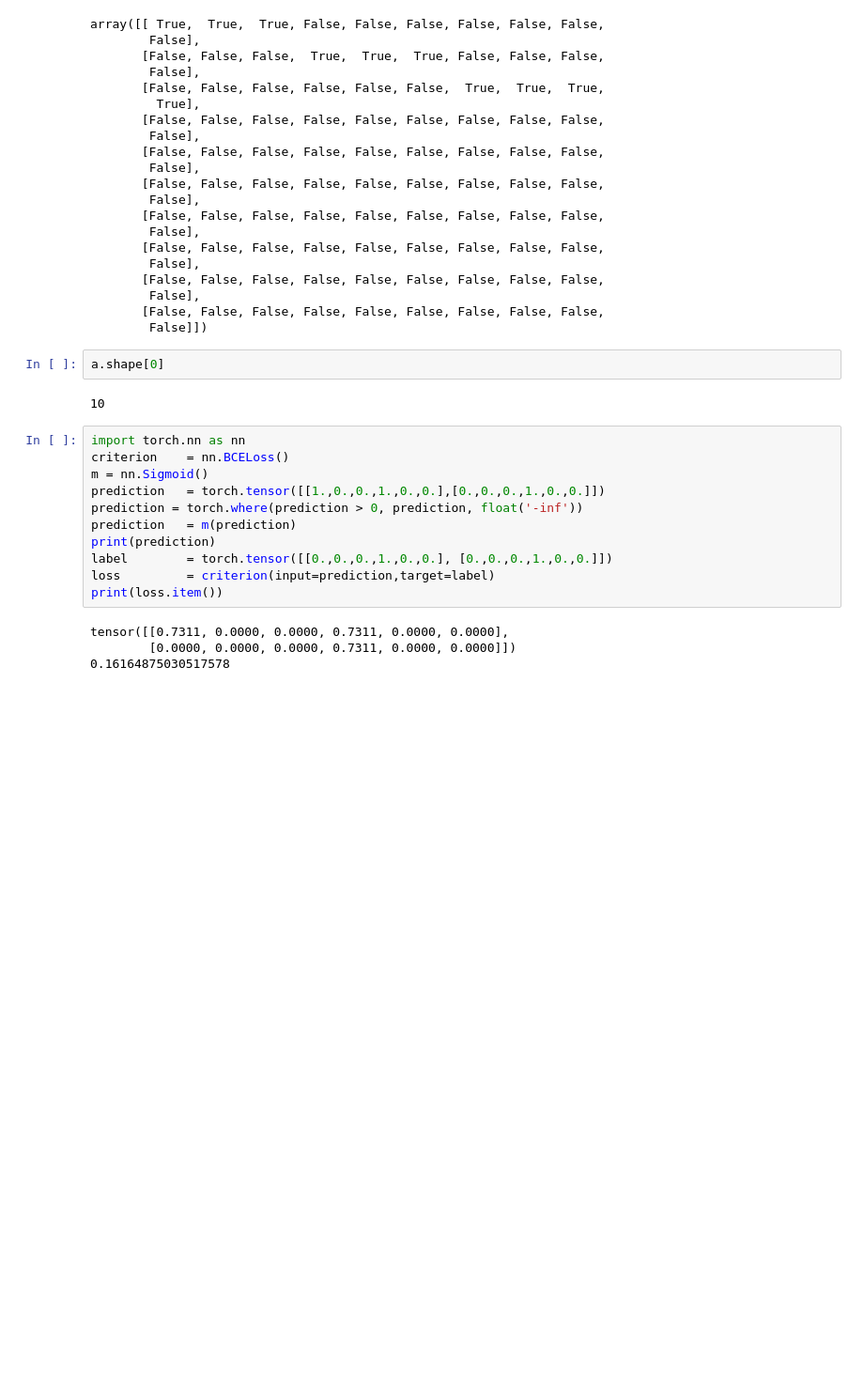
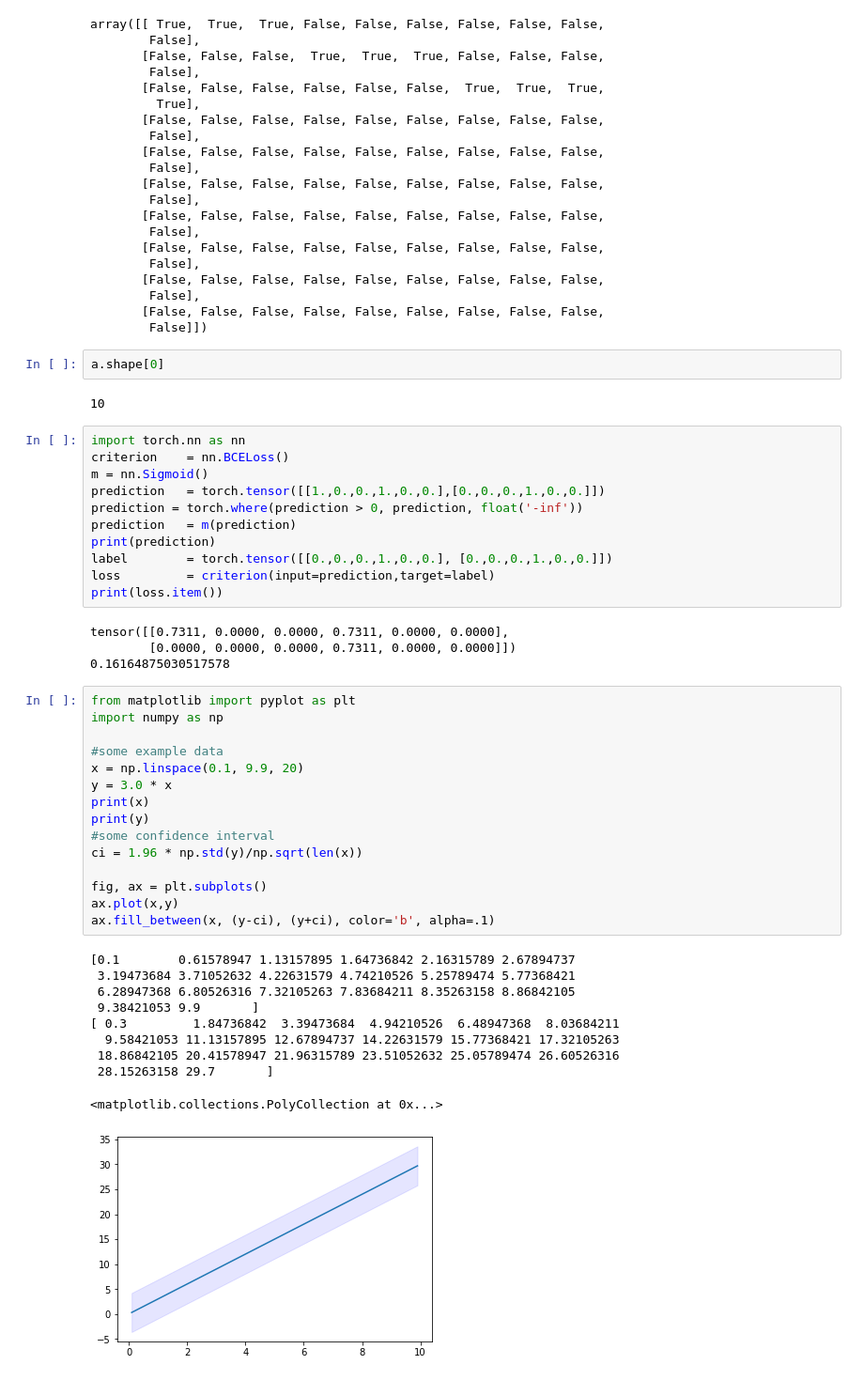
Before and after one commit to anders-wikum/GNN-OBM, a Jupyter notebook: numpy_testing.ipynb, the cells around one changed output. Shown: that part at 94% size. Saved outputs shown, nothing was run; the diff lists cells and outputs as text; blank space fills up the shorter version.

```diff
--- a/numpy_testing.ipynb
+++ b/numpy_testing.ipynb
@@ -183,3 +180,29 @@ print(loss.item())
 tensor([[0.7311, 0.0000, 0.0000, 0.7311, 0.0000, 0.0000],
         [0.0000, 0.0000, 0.0000, 0.7311, 0.0000, 0.0000]])
 0.16164875030517578
+# %%
+from matplotlib import pyplot as plt
+import numpy as np
+
+#some example data
+x = np.linspace(0.1, 9.9, 20)
+y = 3.0 * x
+print(x)
+print(y)
+#some confidence interval
+ci = 1.96 * np.std(y)/np.sqrt(len(x))
+
+fig, ax = plt.subplots()
+ax.plot(x,y)
+ax.fill_between(x, (y-ci), (y+ci), color='b', alpha=.1)
+# %% [output]
+[0.1        0.61578947 1.13157895 1.64736842 2.16315789 2.67894737
+ 3.19473684 3.71052632 4.22631579 4.74210526 5.25789474 5.77368421
+ 6.28947368 6.80526316 7.32105263 7.83684211 8.35263158 8.86842105
+ 9.38421053 9.9       ]
+[ 0.3         1.84736842  3.39473684  4.94210526  6.48947368  8.03684211
+  9.58421053 11.13157895 12.67894737 14.22631579 15.77368421 17.32105263
+ 18.86842105 20.41578947 21.96315789 23.51052632 25.05789474 26.60526316
+ 28.15263158 29.7       ]
+<matplotlib.collections.PolyCollection at 0x...>
+[figure, added]
```
Also changed, not shown: parts of 3 cells of this notebook, 9 other files.
